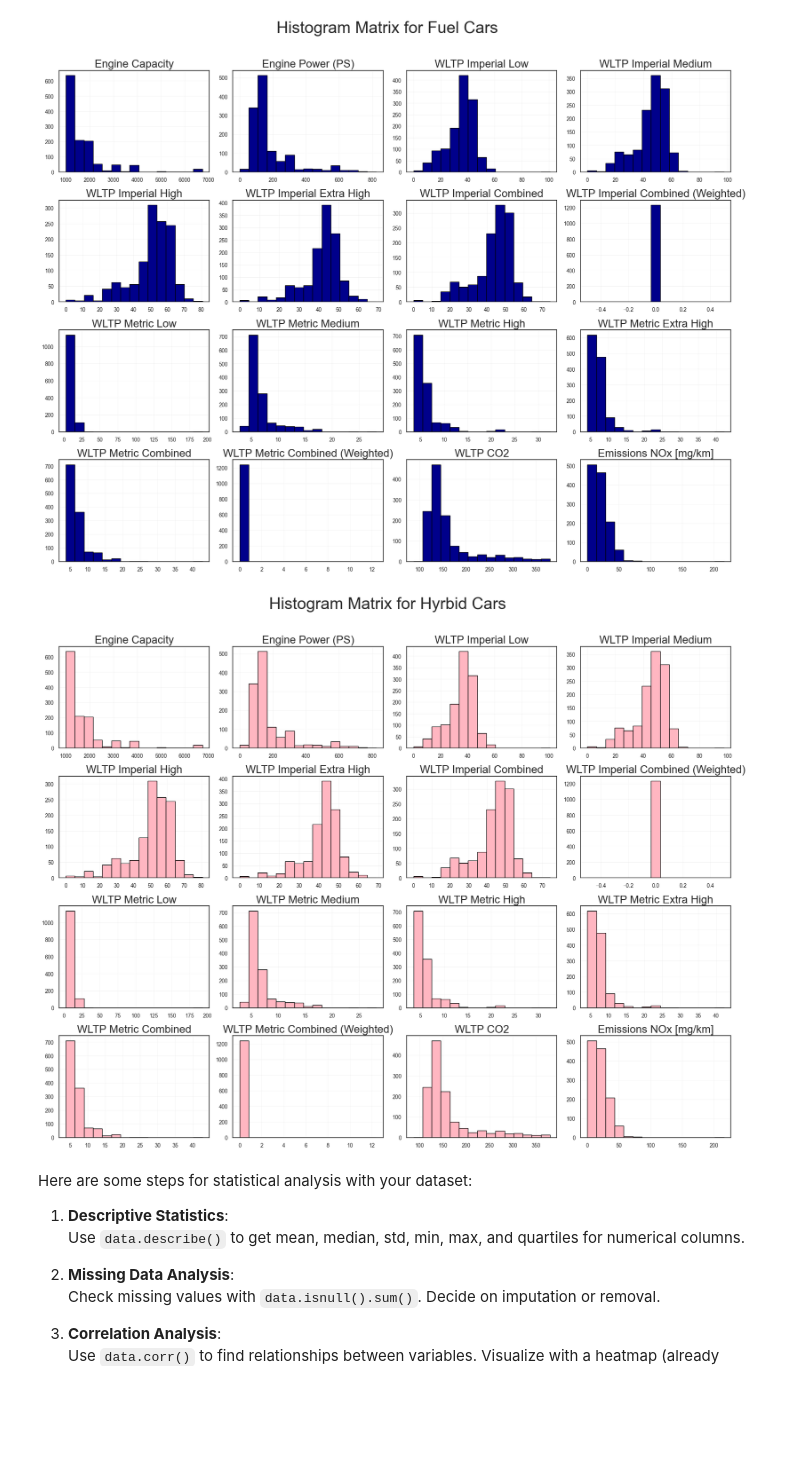
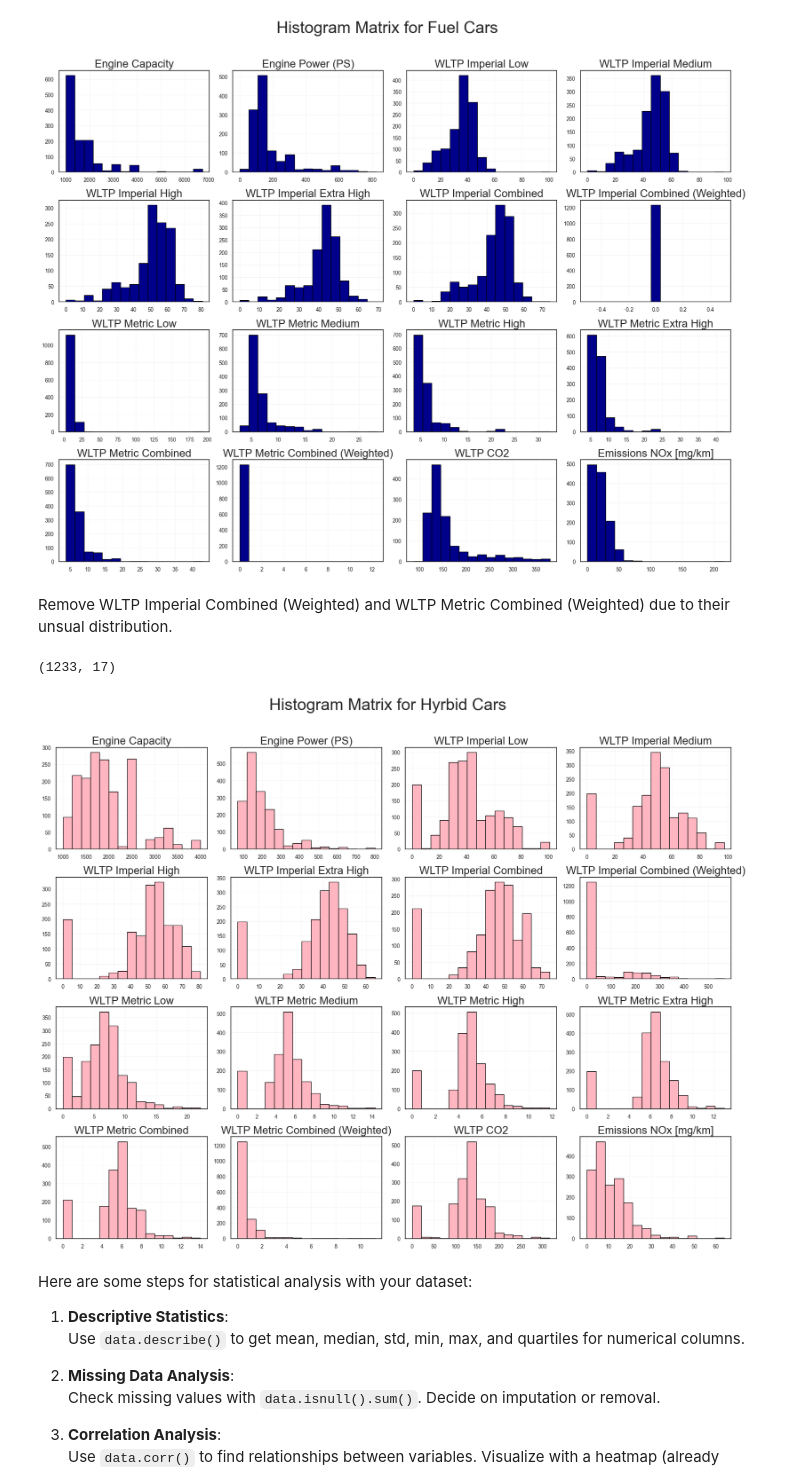
Before and after one commit to damian2551/Predictive-Modelling-of-Gas-Emissions-from-Cars, a Jupyter notebook: Assignment_2.ipynb, the cells around one changed output. Drawn from its saved outputs; the diff is of its cells as text; code cells hidden in the pictures; blank space fills up the shorter version.

```diff
--- a/Assignment_2.ipynb
+++ b/Assignment_2.ipynb
@@ -300,7 +308,12 @@ print(data_hybrid.head())
 40                              0.0       127                    9.0
 41                              0.0       144                    9.0
 # %%
+#Check and remove NA values in fuel dataset
 count_na(data_fuel)
+print("\n")
+print("Dataset shape before removing NA values:", data_fuel.shape)
+data_fuel = data_fuel.dropna()
+print("Dataset shape after removing NA values:", data_fuel.shape)
 # %% [output]
 The number of NA values in column 'Manual or Automatic' is 0
 The number of NA values in column 'Engine Capacity' is 0
@@ -324,5 +335,10 @@ The number of NA values in column 'Emissions NOx [mg/km]' is 0
 # %%
+#Check and remove NA values in fuel dataset
 count_na(data_hybrid)
+print("\n")
+print("Dataset shape before removing NA values:", data_hybrid.shape)
+data_hybrid = data_hybrid.dropna()
+print("Dataset shape after removing NA values:", data_hybrid.shape)
 # %% [output]
 The number of NA values in column 'Manual or Automatic' is 0
 The number of NA values in column 'Engine Capacity' is 0
@@ -543,32 +502,39 @@ plt.tight_layout()
 plt.show()
 # %% [output]
 [figure]
+# %% [markdown]
+Remove WLTP Imperial Combined (Weighted) and WLTP Metric Combined (Weighted) due to their unsual distribution.
+# %%
+data_fuel = data_fuel.drop(columns=["WLTP Imperial Combined (Weighted)", "WLTP Metric Combined (Weighted)"])
+data_fuel.shape
+# %% [output]
+(1233, 17)
 # %%
 # -- Histogram Matrix for Hyrbid Cars --
 
 # Set overall figure size (width, height)
-axes = data_fuel.hist(
+axes = data_hybrid.hist(
     figsize=(18, 14),  # larger matrix
     bins=15, # adjust bin count
     color='lightpink',
     edgecolor='black',
     grid=False
 )
 
 # Loop over all subplots to format text and labels
 for ax in axes.flatten():
     # Bigger titles and smaller axis labels
     ax.set_title(ax.get_title(), fontsize=20)
     ax.set_xlabel(ax.get_xlabel(), fontsize=10)
     ax.set_ylabel(ax.get_ylabel(), fontsize=10)
 
     ax.grid(alpha=0.3, linewidth=0.5) # thin gridlines for readability
 
 plt.suptitle("Histogram Matrix for Hyrbid Cars", fontsize=30, y=1.02)
 plt.tight_layout()
 plt.show()
 # %% [output]
-[figure, old version]
+[figure, new version]
 # %% [markdown]
 Here are some steps for statistical analysis with your dataset:
 
```
Also changed, not shown: parts of 13 cells of this notebook.
